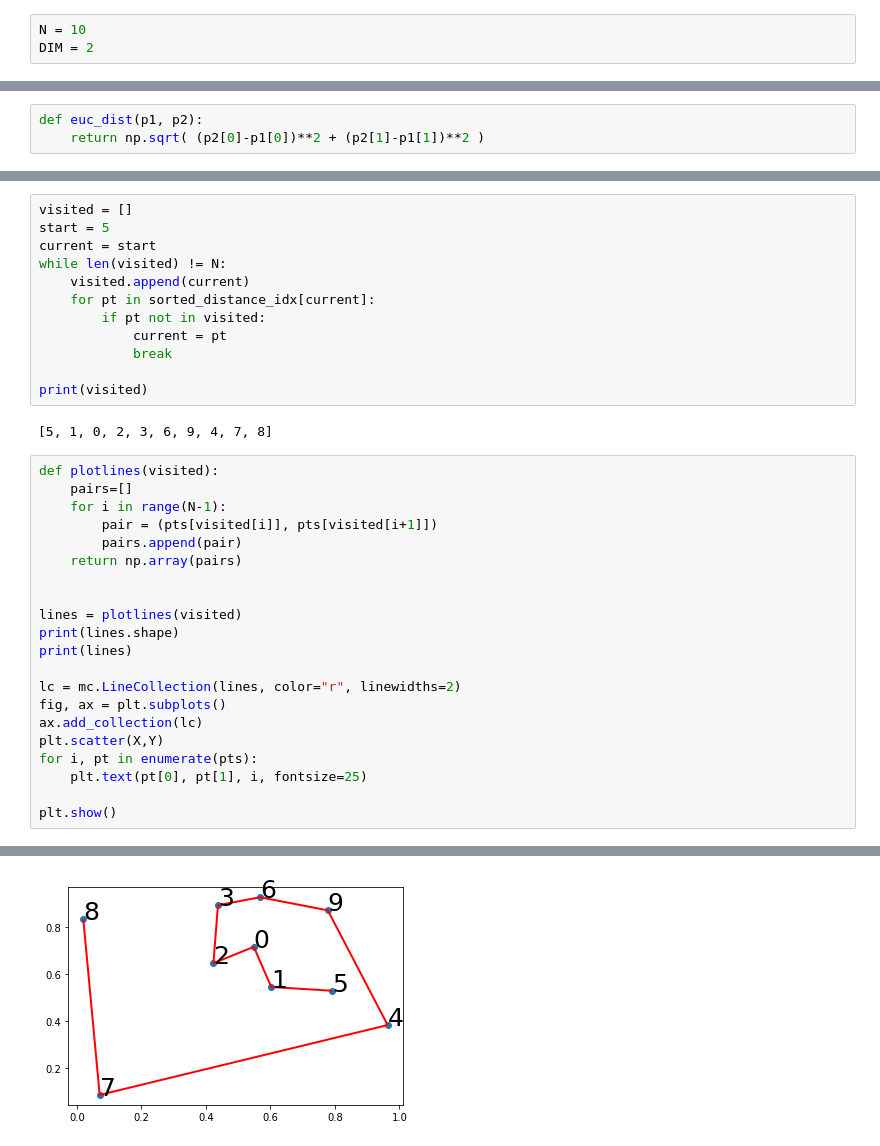
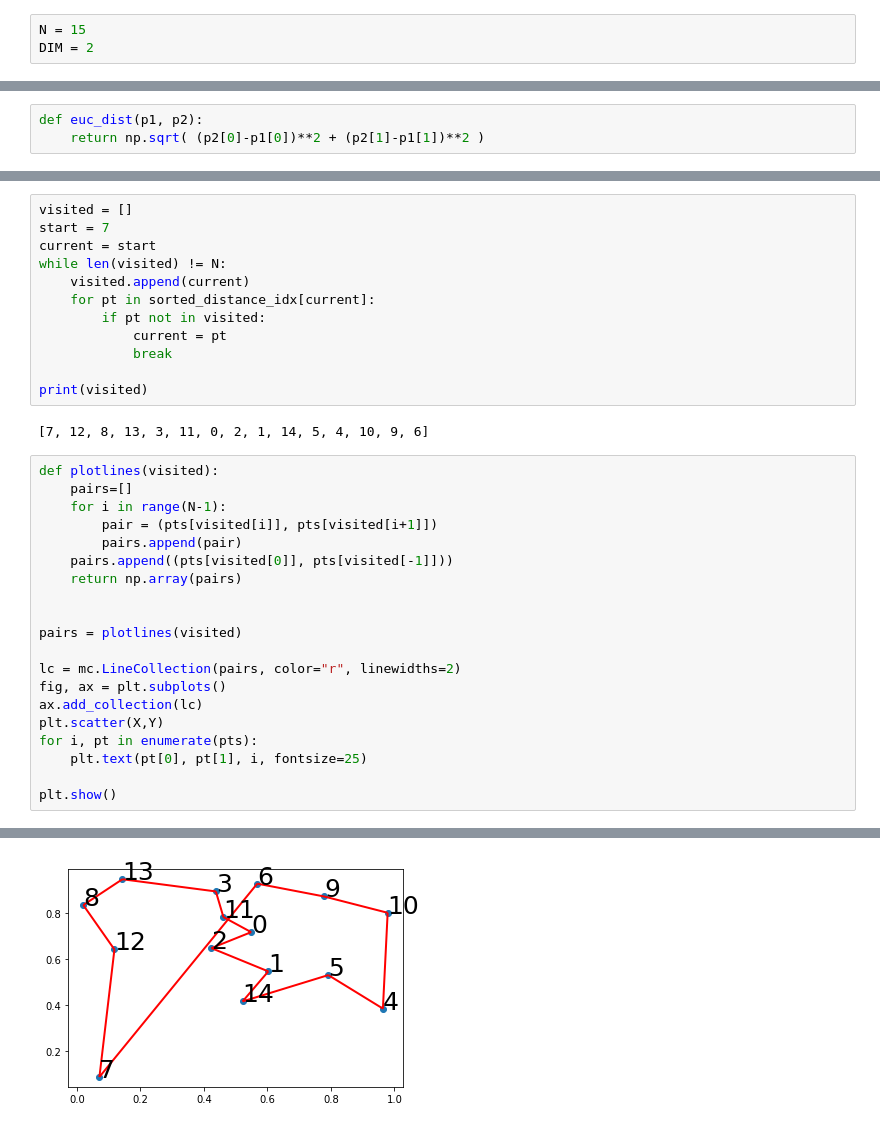
Before and after one commit to MarcoSouzadeJoode/sem, a Jupyter notebook: salesman.ipynb, the cells around one changed output, grey strips where cells are left out. Drawn from its saved outputs; the diff is of its cells as text.

Commit message:
Best starting point

```diff
--- a/salesman.ipynb
+++ b/salesman.ipynb
@@ -3,7 +3,7 @@ import numpy as np
 import matplotlib.pyplot as plt
 from matplotlib import collections  as mc
 # %%
-N = 10
+N = 15
 DIM = 2
 # %%
 np.random.seed(0)
@@ -71,6 +82,6 @@ plt.show()
 # %%
 visited = []
-start = 5
+start = 7
 current = start
 while len(visited) != N:
     visited.append(current)
@@ -81,21 +92,20 @@ while len(visited) != N:
 
 print(visited)
 # %% [output]
-[5, 1, 0, 2, 3, 6, 9, 4, 7, 8]
+[7, 12, 8, 13, 3, 11, 0, 2, 1, 14, 5, 4, 10, 9, 6]
 # %%
 def plotlines(visited):
     pairs=[]
     for i in range(N-1):
         pair = (pts[visited[i]], pts[visited[i+1]])
         pairs.append(pair)
+    pairs.append((pts[visited[0]], pts[visited[-1]]))
     return np.array(pairs)
 
 
-lines = plotlines(visited)
-print(lines.shape)
-print(lines)
+pairs = plotlines(visited)
 
-lc = mc.LineCollection(lines, color="r", linewidths=2)
+lc = mc.LineCollection(pairs, color="r", linewidths=2)
 fig, ax = plt.subplots()
 ax.add_collection(lc)
 plt.scatter(X,Y)
@@ -124 +117 @@ plt.show()
-[figure, old version]
+[figure, new version]
```
Also changed, not shown: parts of 9 cells of this notebook.
